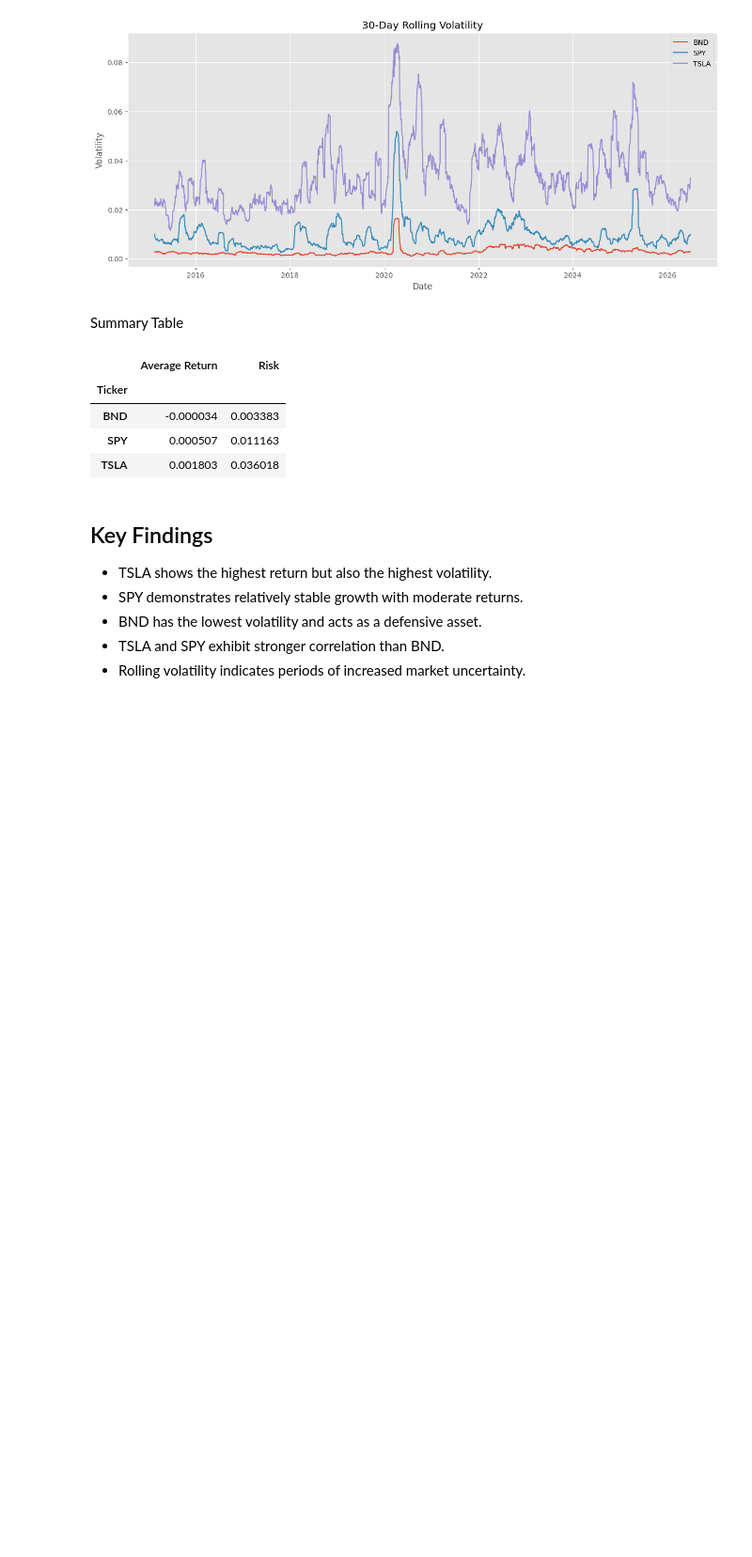
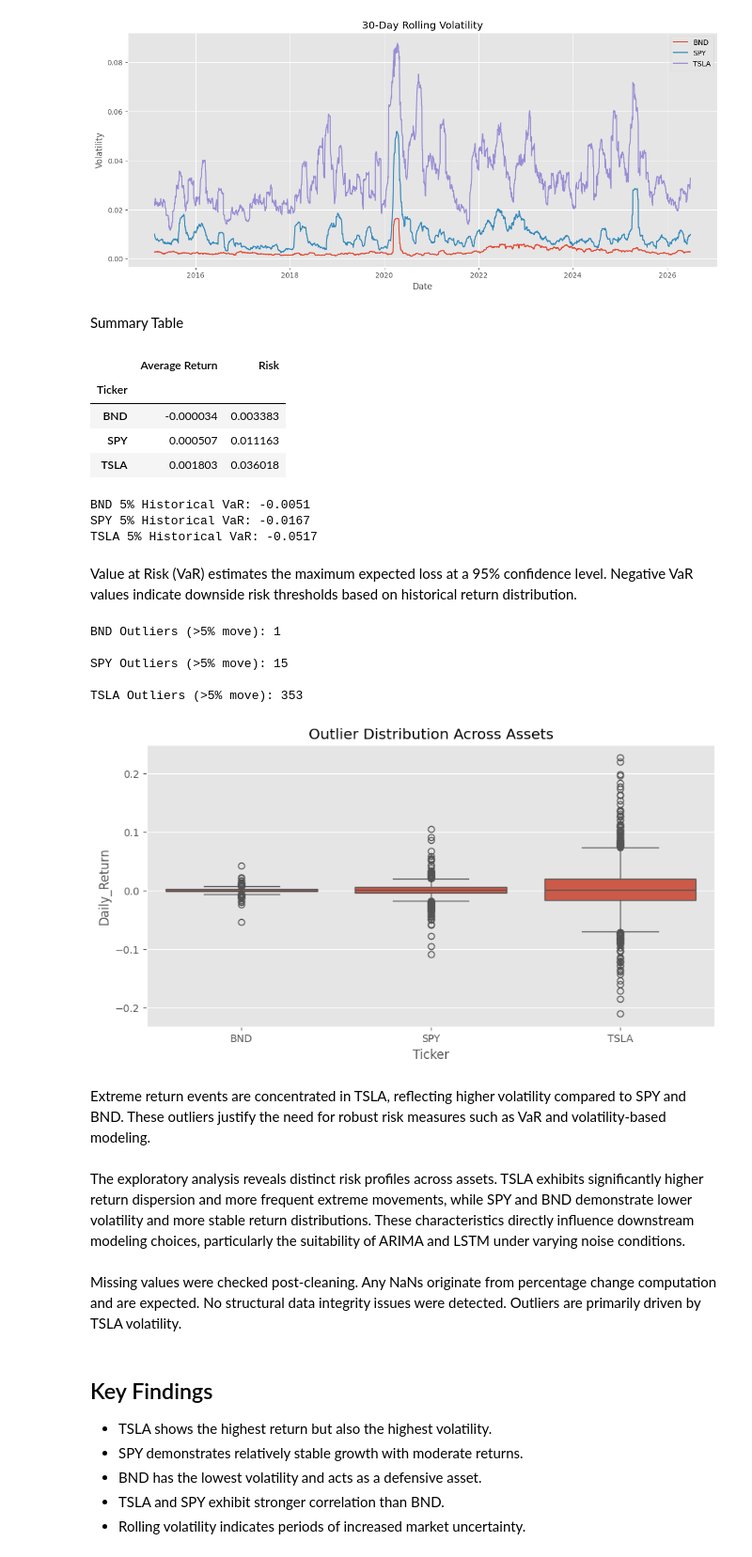
Before and after one commit to redietwogayehu/portfolio-optimization, a Jupyter notebook: notebooks/03_eda.ipynb, the cells around one changed output. Shown at 94% size. Drawn from its saved outputs; the diff is of its cells as text; code cells hidden in the pictures; blank space fills up the shorter version.

Commit message:
Interim submission: completed EDA, risk analysis, ARIMA & LSTM forecasting with evaluation

```diff
--- a/notebooks/03_eda.ipynb
+++ b/notebooks/03_eda.ipynb
@@ -343,6 +343,55 @@ df.to_csv(
     "../data/processed/eda_data.csv",
     index=False
 )
+# %%
+import numpy as np
+
+def compute_var(series, confidence=0.05):
+    return np.percentile(series.dropna(), confidence * 100)
+
+tickers = df["Ticker"].unique()
+
+for t in tickers:
+    returns = df[df["Ticker"] == t]["Daily_Return"]
+    var_5 = compute_var(returns, 0.05)
+
+    print(f"{t} 5% Historical VaR: {var_5:.4f}")
+# %% [output]
+BND 5% Historical VaR: -0.0051
+SPY 5% Historical VaR: -0.0167
+TSLA 5% Historical VaR: -0.0517
+# %% [markdown]
+Value at Risk (VaR) estimates the maximum expected loss at a 95% confidence level. Negative VaR values indicate downside risk thresholds based on historical return distribution.
+# %%
+def detect_outliers(df, threshold=0.05):
+    outliers = df[np.abs(df["Daily_Return"]) > threshold]
+    return outliers
+
+for t in df["Ticker"].unique():
+    outliers = detect_outliers(df[df["Ticker"] == t])
+    print(f"\n{t} Outliers (>5% move):", len(outliers))
+# %% [output]
+BND Outliers (>5% move): 1
+
+SPY Outliers (>5% move): 15
+
+TSLA Outliers (>5% move): 353
+# %%
+import seaborn as sns
+import matplotlib.pyplot as plt
+
+plt.figure(figsize=(10,5))
+sns.boxplot(x="Ticker", y="Daily_Return", data=df)
+plt.title("Outlier Distribution Across Assets")
+plt.show()
+# %% [output]
+[figure, added]
+# %% [markdown]
+Extreme return events are concentrated in TSLA, reflecting higher volatility compared to SPY and BND. These outliers justify the need for robust risk measures such as VaR and volatility-based modeling.
+# %% [markdown]
+The exploratory analysis reveals distinct risk profiles across assets. TSLA exhibits significantly higher return dispersion and more frequent extreme movements, while SPY and BND demonstrate lower volatility and more stable return distributions. These characteristics directly influence downstream modeling choices, particularly the suitability of ARIMA and LSTM under varying noise conditions.
+# %% [markdown]
+Missing values were checked post-cleaning. Any NaNs originate from percentage change computation and are expected. No structural data integrity issues were detected. Outliers are primarily driven by TSLA volatility.
 # %% [markdown]
 ## Key Findings
 
```
Also changed, not shown: 2 other files.
